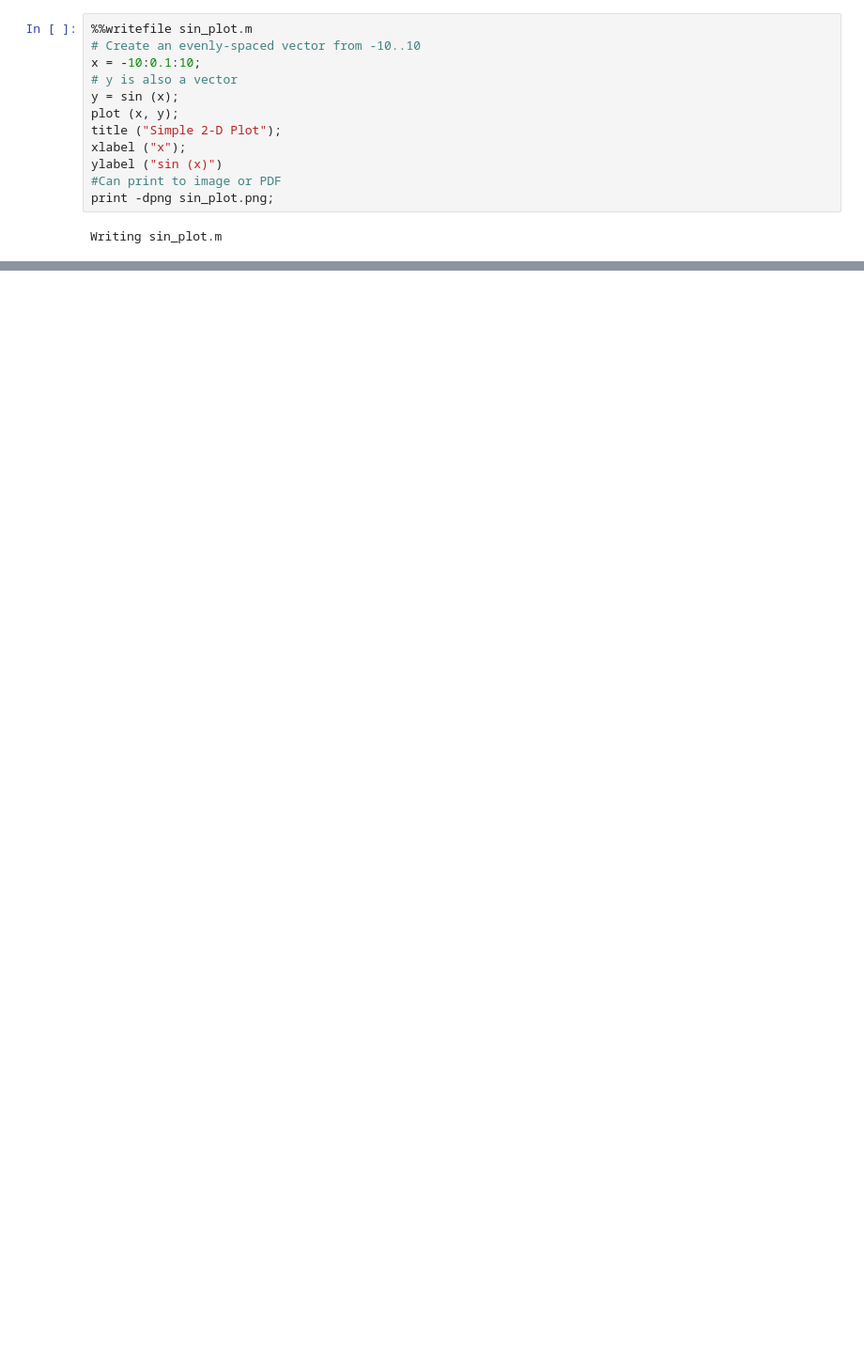
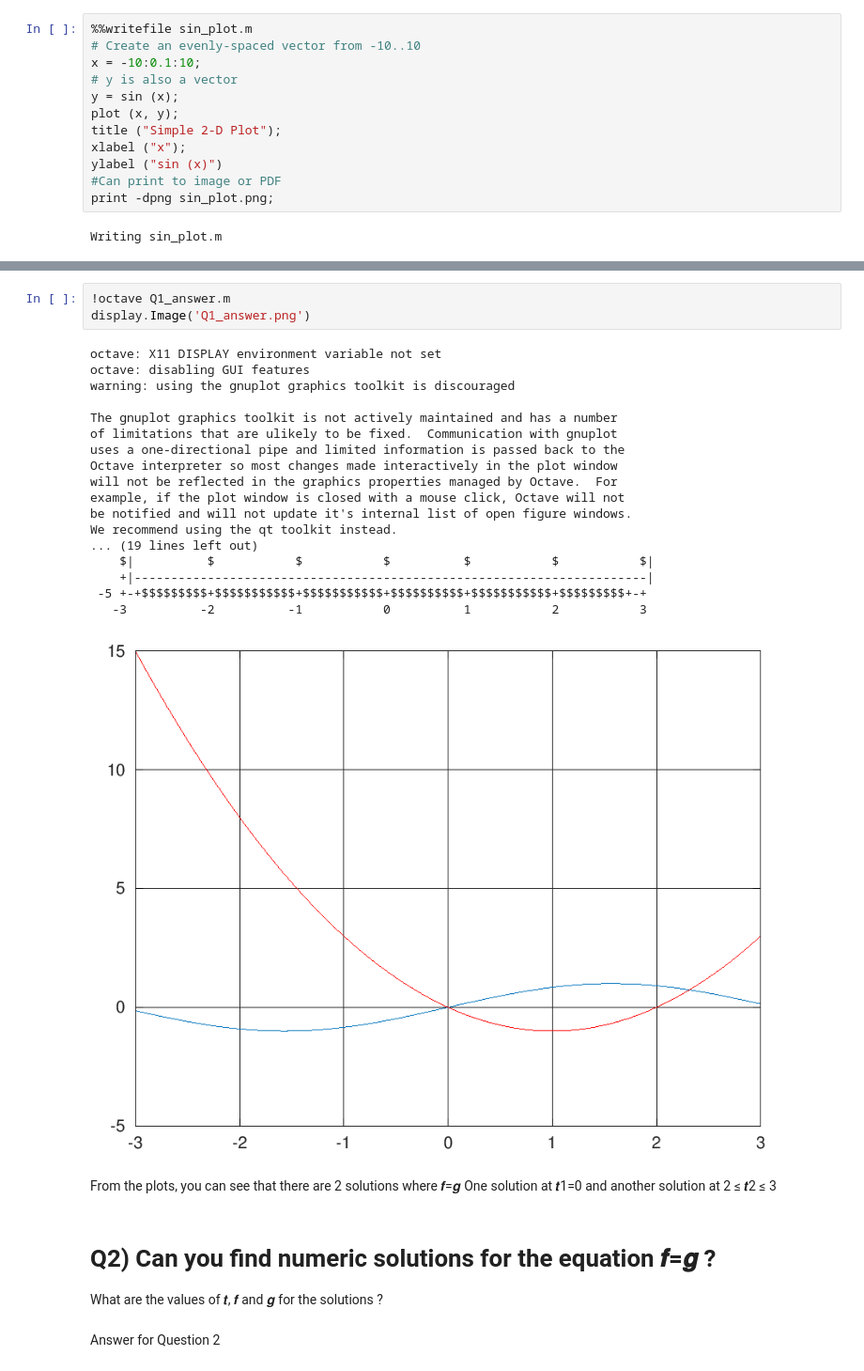
Before and after one commit to Janenarongkl/Octave, a Jupyter notebook: Exam_googlecolab.ipynb, the cells around one changed output, grey strips where cells are left out. Shown: that part at 94% size. Cells and saved outputs as stored; diff of their text form; blank space fills up the shorter version.

```diff
--- a/Exam_googlecolab.ipynb
+++ b/Exam_googlecolab.ipynb
@@ -69,0 +112,30 @@ We recommend using the qt toolkit instead.
+# %%
+!octave Q1_answer.m
+display.Image('Q1_answer.png')
+# %% [output]
+octave: X11 DISPLAY environment variable not set
+octave: disabling GUI features
+warning: using the gnuplot graphics toolkit is discouraged
+
+The gnuplot graphics toolkit is not actively maintained and has a number
+of limitations that are ulikely to be fixed.  Communication with gnuplot
+uses a one-directional pipe and limited information is passed back to the
+Octave interpreter so most changes made interactively in the plot window
+will not be reflected in the graphics properties managed by Octave.  For
+example, if the plot window is closed with a mouse click, Octave will not
+be notified and will not update it's internal list of open figure windows.
+We recommend using the qt toolkit instead.
+... (19 lines left out)
+    $|          $           $           $          $           $           $|
+    +|----------------------------------------------------------------------|
+ -5 +-+$$$$$$$$$+$$$$$$$$$$$+$$$$$$$$$$$+$$$$$$$$$$+$$$$$$$$$$$+$$$$$$$$$+-+
+   -3          -2          -1           0          1           2           3
+[figure, added]
+# %% [markdown]
+From the plots, you can see that there are 2 solutions where 𝒇=𝒈
+One solution at 𝒕1=0 and another solution at 2 ≤ 𝒕2 ≤ 3
+# %% [markdown]
+# Q2) Can you find numeric solutions for the equation 𝒇=𝒈 ?
+What are the values of 𝒕, 𝒇 and 𝒈 for the solutions ?
+# %% [markdown]
+Answer for Question 2
```
Also changed, not shown: parts of 10 cells of this notebook.
